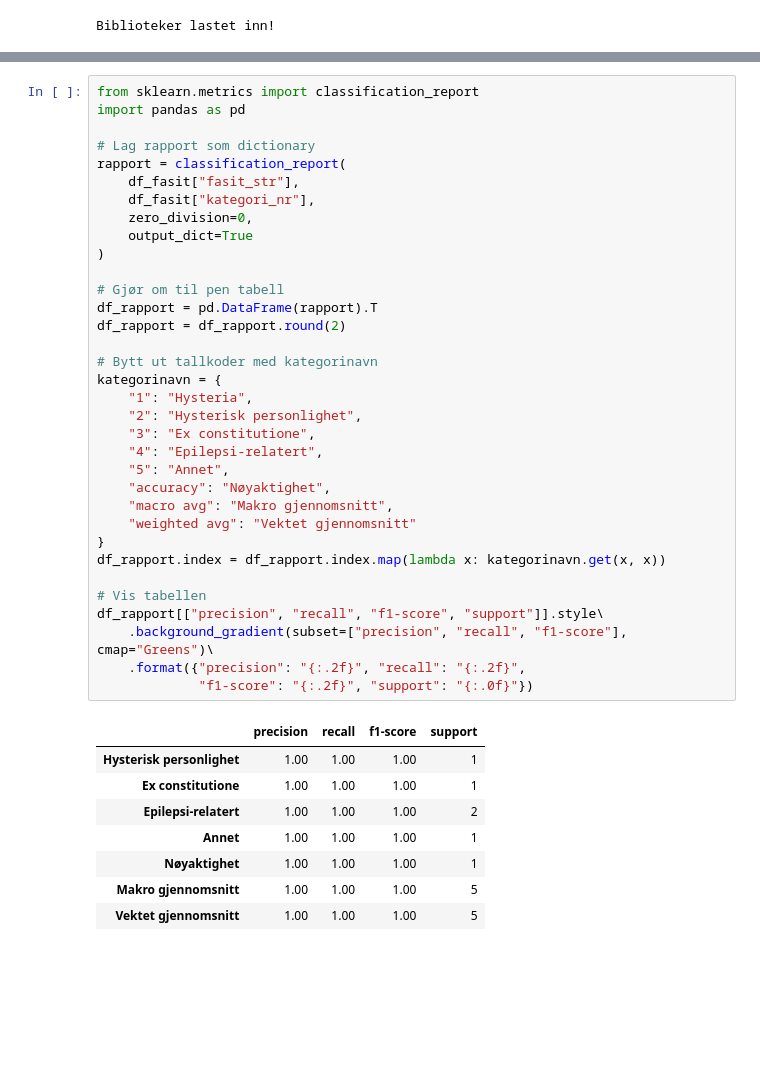
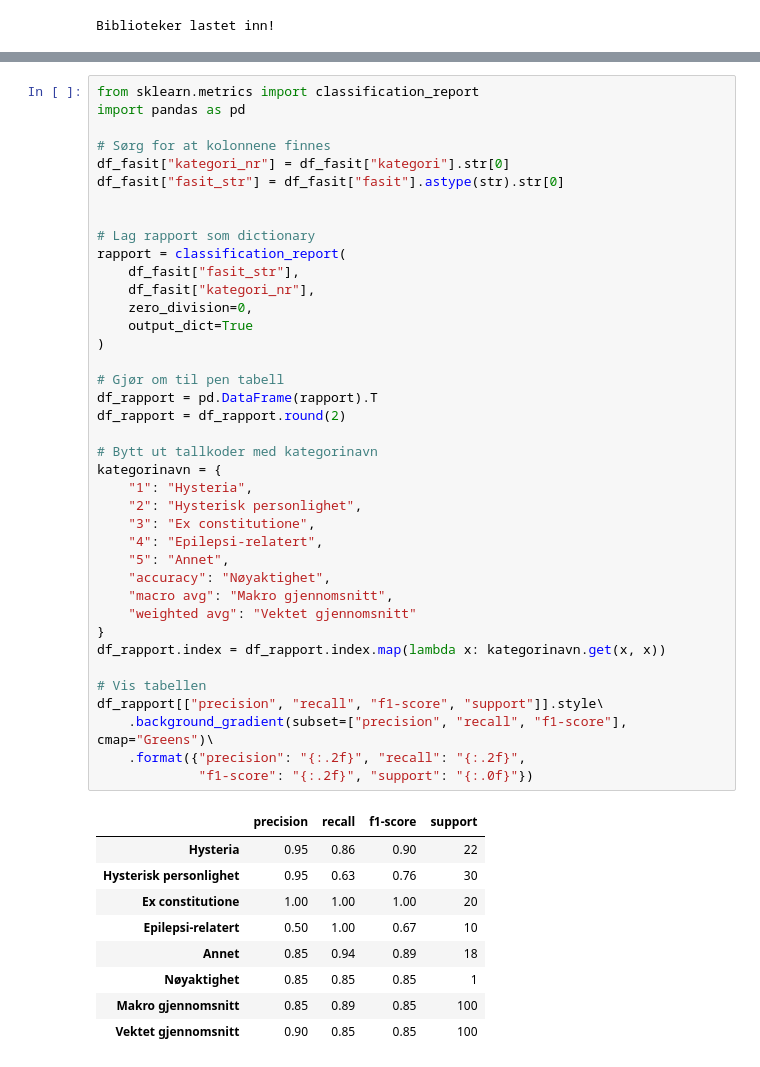
Before and after one commit to ginhel-nha/IT6117---project, a Jupyter notebook: notebooks/04_evaluate.ipynb, the cells around one changed output, grey strips where cells are left out. Cells and saved outputs as stored; diff of their text form; blank space fills up the shorter version.

```diff
--- a/notebooks/04_evaluate.ipynb
+++ b/notebooks/04_evaluate.ipynb
@@ -108,43 +159,49 @@ Plot lagret!
 # %%
 from sklearn.metrics import classification_report
 import pandas as pd
+
+# Sørg for at kolonnene finnes
+df_fasit["kategori_nr"] = df_fasit["kategori"].str[0]
+df_fasit["fasit_str"] = df_fasit["fasit"].astype(str).str[0]
+
 
 # Lag rapport som dictionary
 rapport = classification_report(
     df_fasit["fasit_str"],
     df_fasit["kategori_nr"],
     zero_division=0,
     output_dict=True
 )
 
 # Gjør om til pen tabell
 df_rapport = pd.DataFrame(rapport).T
 df_rapport = df_rapport.round(2)
 
 # Bytt ut tallkoder med kategorinavn
 kategorinavn = {
     "1": "Hysteria",
     "2": "Hysterisk personlighet",
     "3": "Ex constitutione",
     "4": "Epilepsi-relatert",
     "5": "Annet",
     "accuracy": "Nøyaktighet",
     "macro avg": "Makro gjennomsnitt",
     "weighted avg": "Vektet gjennomsnitt"
 }
 df_rapport.index = df_rapport.index.map(lambda x: kategorinavn.get(x, x))
 
 # Vis tabellen
 df_rapport[["precision", "recall", "f1-score", "support"]].style\
     .background_gradient(subset=["precision", "recall", "f1-score"], cmap="Greens")\
     .format({"precision": "{:.2f}", "recall": "{:.2f}",
              "f1-score": "{:.2f}", "support": "{:.0f}"})
 # %% [output]
 |  | precision | recall | f1-score | support |
-| Hysterisk personlighet | 1.00 | 1.00 | 1.00 | 1 |
-| Ex constitutione | 1.00 | 1.00 | 1.00 | 1 |
-| Epilepsi-relatert | 1.00 | 1.00 | 1.00 | 2 |
-| Annet | 1.00 | 1.00 | 1.00 | 1 |
-| Nøyaktighet | 1.00 | 1.00 | 1.00 | 1 |
-| Makro gjennomsnitt | 1.00 | 1.00 | 1.00 | 5 |
-| Vektet gjennomsnitt | 1.00 | 1.00 | 1.00 | 5 |
+| Hysteria | 0.95 | 0.86 | 0.90 | 22 |
+| Hysterisk personlighet | 0.95 | 0.63 | 0.76 | 30 |
+| Ex constitutione | 1.00 | 1.00 | 1.00 | 20 |
+| Epilepsi-relatert | 0.50 | 1.00 | 0.67 | 10 |
+| Annet | 0.85 | 0.94 | 0.89 | 18 |
+| Nøyaktighet | 0.85 | 0.85 | 0.85 | 1 |
+| Makro gjennomsnitt | 0.85 | 0.89 | 0.85 | 100 |
+| Vektet gjennomsnitt | 0.90 | 0.85 | 0.85 | 100 |
```
Also changed, not shown: parts of 6 cells of this notebook, 3 other files.
